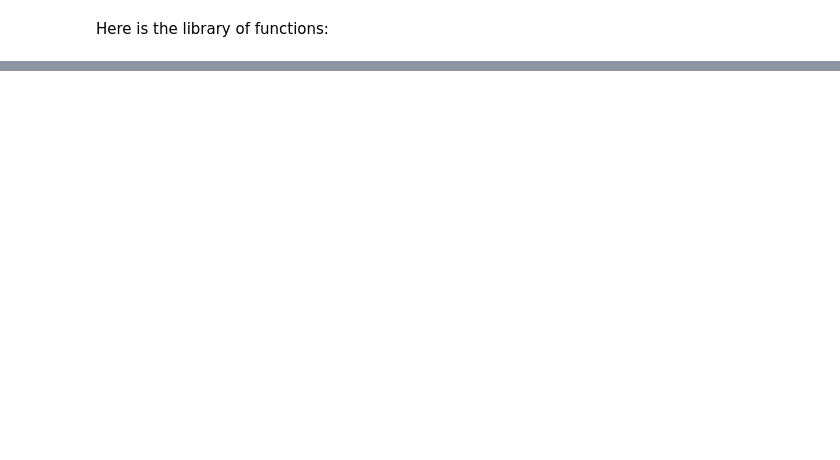
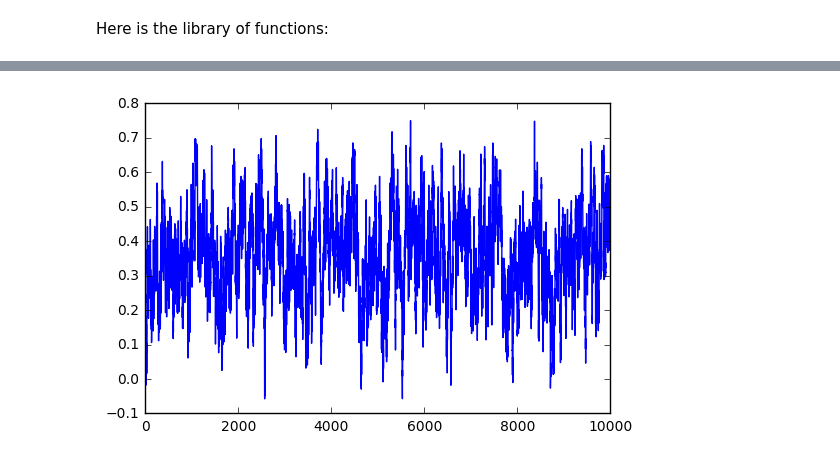
Before and after one commit to gldmt-duke/CokerAmitaiSGHMC, a Jupyter notebook: logistic_regression/logistic_regression_optimized.ipynb, the cells around one changed output, grey strips where cells are left out. Saved outputs shown, nothing was run; the diff lists cells and outputs as text; code cells hidden in the pictures; blank space fills up the shorter version.

```diff
--- a/logistic_regression/logistic_regression_optimized.ipynb
+++ b/logistic_regression/logistic_regression_optimized.ipynb
@@ -471,0 +447,24 @@ array([-0.00056779, -0.001654  ,  0.00055597, -0.00011762,  0.00074642,
+# %%
+### Load data and set parameters
+
+pima = np.genfromtxt('pima-indians-diabetes.data', delimiter=',')
+# Load data
+X = np.concatenate((np.ones((pima.shape[0],1)),pima[:,0:8]), axis=1)
+Y = pima[:,8]
+
+Xs = (X - np.mean(X, axis=0))/np.concatenate((np.ones(1),np.std(X[:,1:], axis=0)))
+Xs = Xs[:,1:]
+
+n, p = Xs.shape
+
+# HMC - Scaled (no intercept)
+nsample = 10000
+m = 20
+eps = .002
+theta = np.zeros(p)
+#theta = beta_true_scale.copy()
+phi = 5
+nbatch = 100
+C = 0 * np.identity(p)
+V = 0 * np.identity(p)
+M = np.identity(p)
@@ -471,0 +480,4 @@ array([-0.00056779, -0.001654  ,  0.00055597, -0.00011762,  0.00074642,
+# %%
+a = funcs.sghmc_opt_run(Y, Xs, M, eps, m, np.zeros(p), C, V, phi, nsample, nbatch)
+
+np.mean(a, axis=0)
@@ -471,0 +491,5 @@ array([-0.00056779, -0.001654  ,  0.00055597, -0.00011762,  0.00074642,
+# %%
+plt.plot(a[:,0])
+plt.show()
+# %% [output]
+[figure, added]
```
Also changed, not shown: parts of 40 cells of this notebook, 2 other files.
